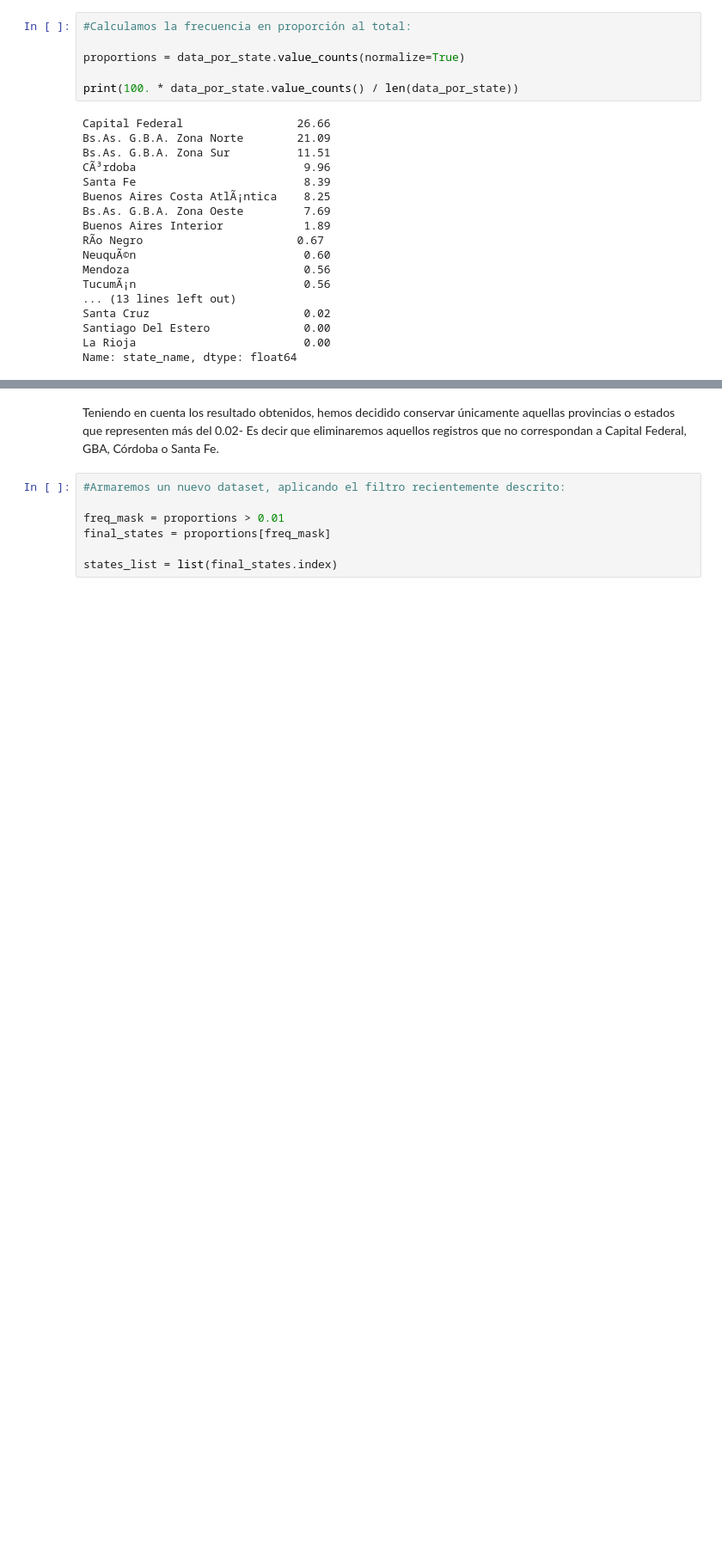
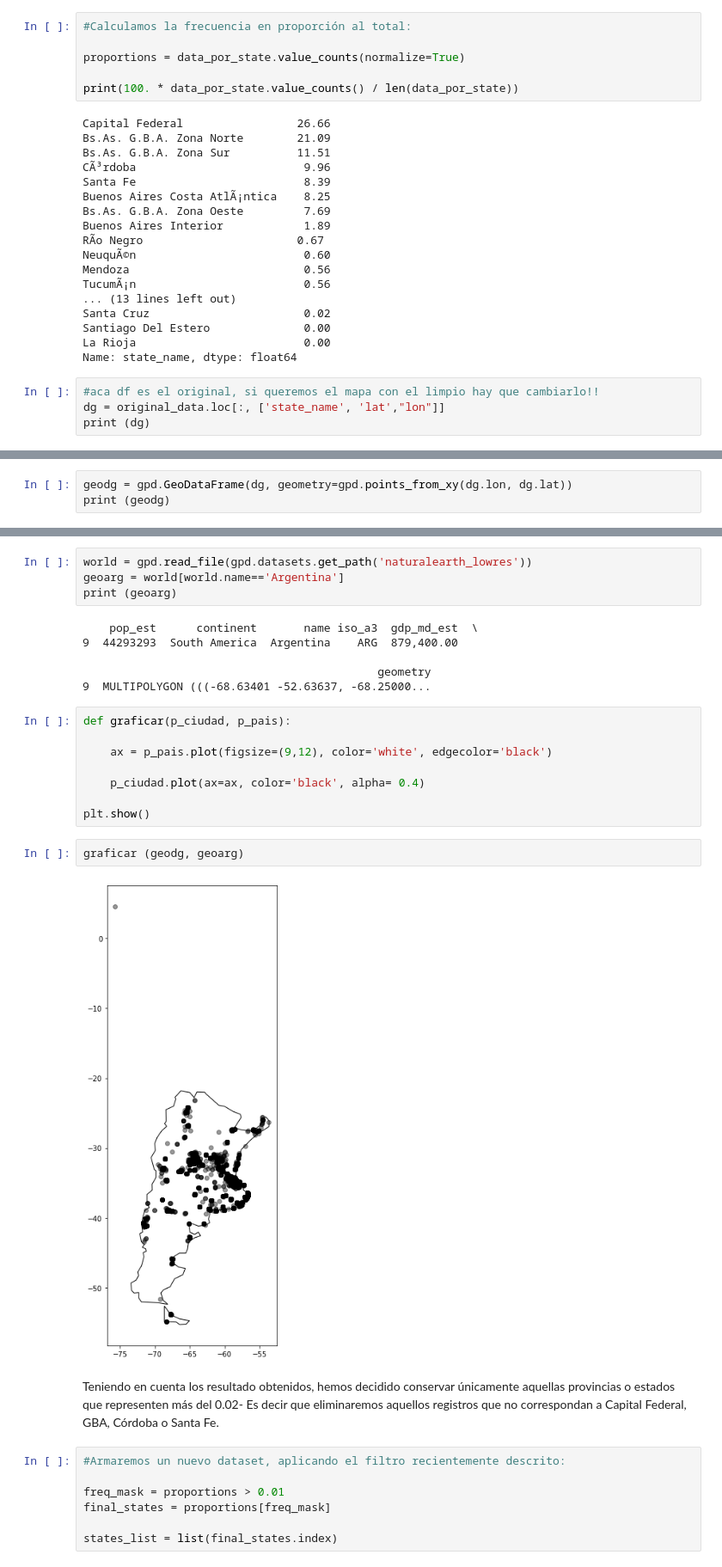
Before and after one commit to Luchiii89/DH_grupo_6, a Jupyter notebook: Desafio_1.ipynb, the cells around one changed output, grey strips where cells are left out. Shown at 86% size. Drawn from its saved outputs; the diff is of its cells as text; blank space fills up the shorter version.

Commit message:
Integración con gráficos de la exploración y filtrado inicial del dataset

```diff
--- a/Desafio_1.ipynb
+++ b/Desafio_1.ipynb
@@ -156,3 +228,7 @@ Santa Cruz                       0.02
 Santiago Del Estero              0.00
 La Rioja                         0.00
 Name: state_name, dtype: float64
+# %%
+#aca df es el original, si queremos el mapa con el limpio hay que cambiarlo!!
+dg = original_data.loc[:, ['state_name', 'lat',"lon"]]
+print (dg)
@@ -158,0 +250,3 @@ Name: state_name, dtype: float64
+# %%
+geodg = gpd.GeoDataFrame(dg, geometry=gpd.points_from_xy(dg.lon, dg.lat))
+print (geodg)
@@ -159,3 +271,25 @@ Name: state_name, dtype: float64
+# %%
+world = gpd.read_file(gpd.datasets.get_path('naturalearth_lowres'))
+geoarg = world[world.name=='Argentina']
+print (geoarg)
+# %% [output]
+    pop_est      continent       name iso_a3  gdp_md_est  \
+9  44293293  South America  Argentina    ARG  879,400.00
+
+                                            geometry
+9  MULTIPOLYGON (((-68.63401 -52.63637, -68.25000...
+# %%
+def graficar(p_ciudad, p_pais):
+
+    ax = p_pais.plot(figsize=(9,12), color='white', edgecolor='black')
+
+    p_ciudad.plot(ax=ax, color='black', alpha= 0.4)
+
+plt.show()
+# %%
+graficar (geodg, geoarg)
+# %% [output]
+[figure, added]
 # %% [markdown]
 Teniendo en cuenta los resultado obtenidos, hemos decidido conservar únicamente aquellas provincias o estados que representen más del 0.02-
 Es decir que eliminaremos aquellos registros que no correspondan a Capital Federal, GBA, Córdoba o Santa Fe.
```
Also changed, not shown: parts of 20 cells of this notebook.
